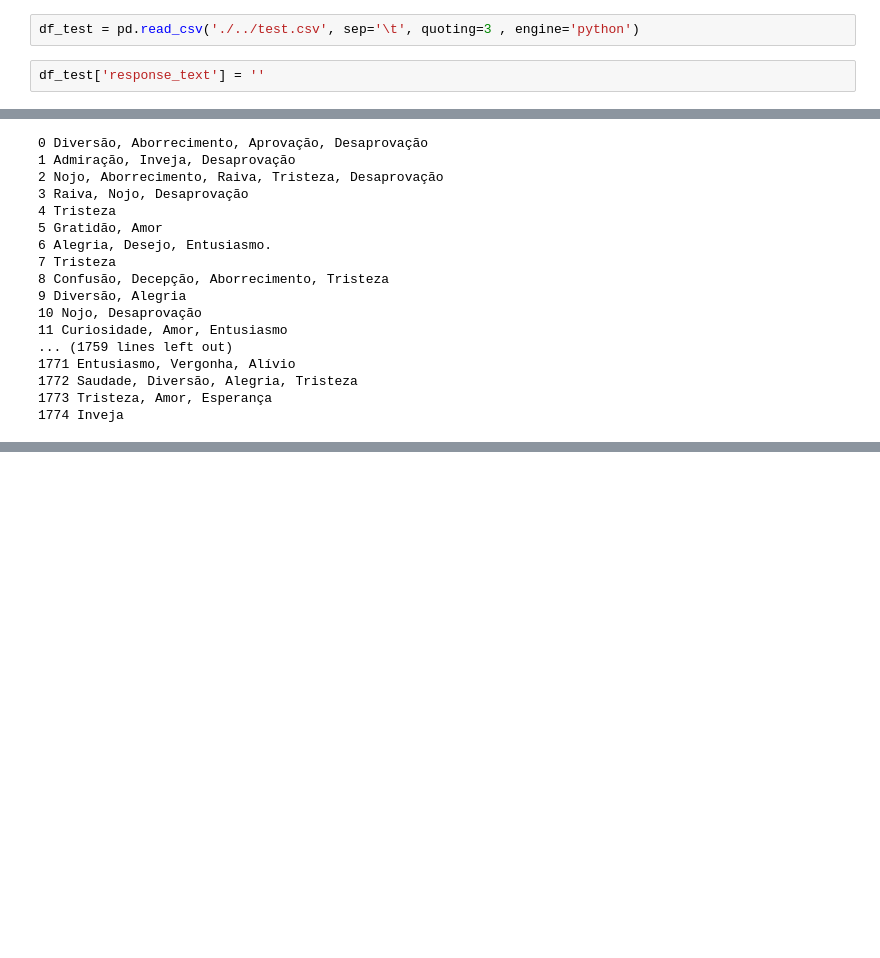
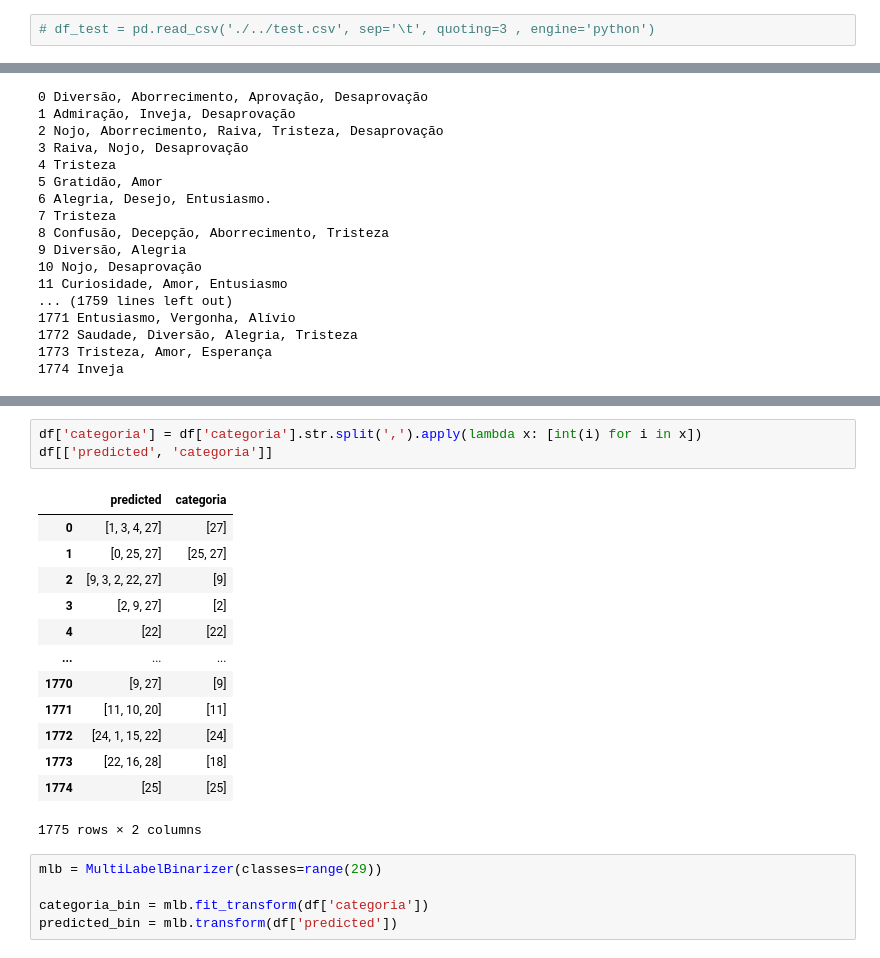
Before and after one commit to marciobda/PortugueseEmotionRecognitionWeakSupervisionReplication, a Jupyter notebook: OpenAI/no_mask_openai.ipynb, the cells around one changed output, grey strips where cells are left out. Saved outputs shown, nothing was run; the diff lists cells and outputs as text; blank space fills up the shorter version.

```diff
--- a/OpenAI/no_mask_openai.ipynb
+++ b/OpenAI/no_mask_openai.ipynb
@@ -15,4 +15,2 @@ emotions = ['Admiração', 'Diversão', 'Raiva', 'Aborrecimento', 'Aprovação',
 # %%
-df_test = pd.read_csv('./../test.csv', sep='\t', quoting=3 , engine='python')
+# df_test = pd.read_csv('./../test.csv', sep='\t', quoting=3 , engine='python')
-# %%
-df_test['response_text'] = ''
@@ -58,0 +84,22 @@ for idx, row in df_test.iterrows():
+# %%
+df['categoria'] = df['categoria'].str.split(',').apply(lambda x: [int(i) for i in x])
+df[['predicted', 'categoria']]
+# %% [output]
+|  | predicted | categoria |
+| 0 | [1, 3, 4, 27] | [27] |
+| 1 | [0, 25, 27] | [25, 27] |
+| 2 | [9, 3, 2, 22, 27] | [9] |
+| 3 | [2, 9, 27] | [2] |
+| 4 | [22] | [22] |
+| ... | ... | ... |
+| 1770 | [9, 27] | [9] |
+| 1771 | [11, 10, 20] | [11] |
+| 1772 | [24, 1, 15, 22] | [24] |
+| 1773 | [22, 16, 28] | [18] |
+| 1774 | [25] | [25] |
+1775 rows × 2 columns
+# %%
+mlb = MultiLabelBinarizer(classes=range(29))
+
+categoria_bin = mlb.fit_transform(df['categoria'])
+predicted_bin = mlb.transform(df['predicted'])
```
Also changed, not shown: parts of 8 cells of this notebook, 3 other files.
